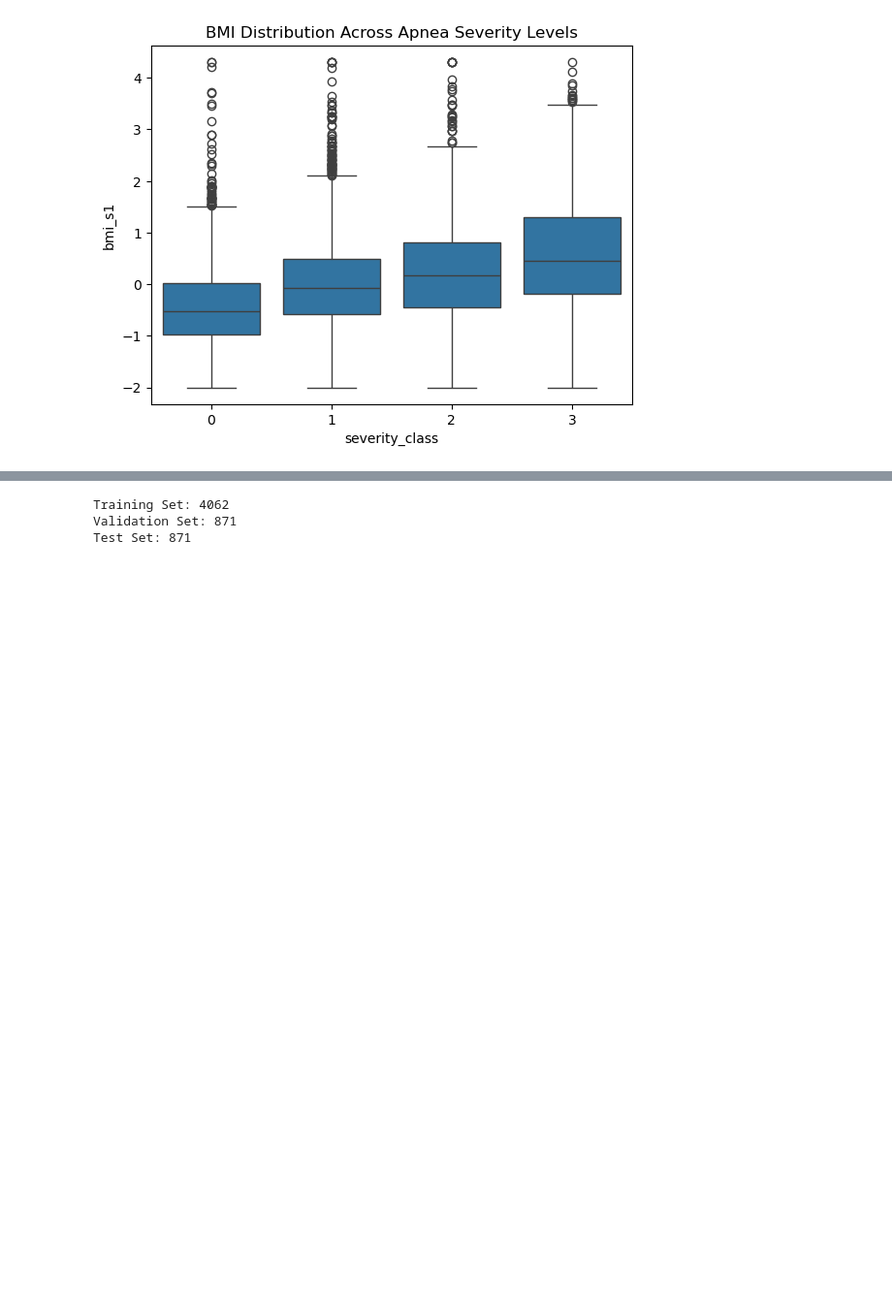
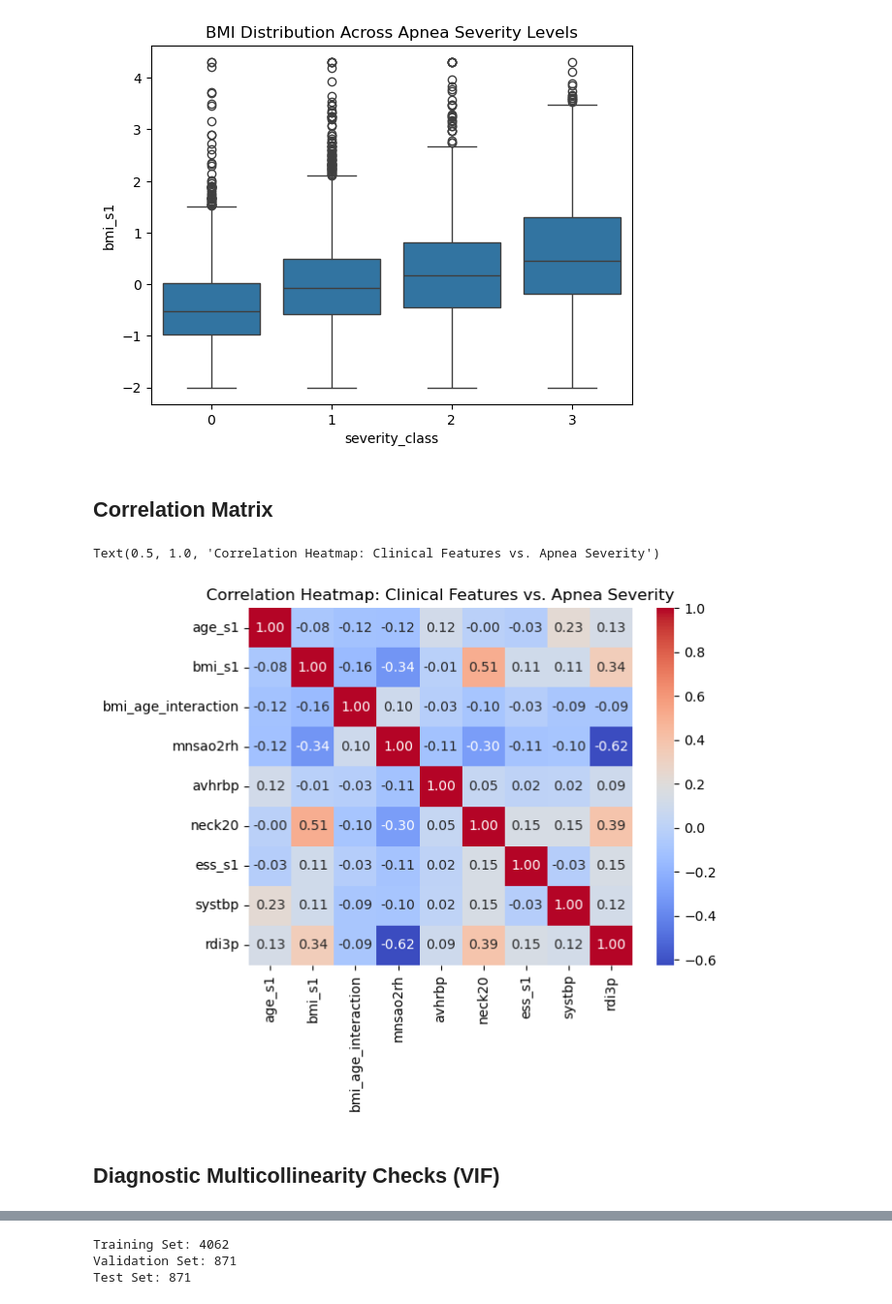
Before and after one commit to Lydia-Tembreull/SAT5114_FinalProject, a Jupyter notebook: SleepApnea.ipynb, the cells around one changed output, grey strips where cells are left out. Shown at 97% size. Drawn from its saved outputs; the diff is of its cells as text; code cells hidden in the pictures; blank space fills up the shorter version.

```diff
--- a/SleepApnea.ipynb
+++ b/SleepApnea.ipynb
@@ -154,4 +187,19 @@ plt.title('BMI Distribution Across Apnea Severity Levels')
 # %% [output]
 Text(0.5, 1.0, 'BMI Distribution Across Apnea Severity Levels')
 [figure]
+# %% [markdown]
+## Correlation Matrix
+# %%
+# Select Relevant Features
+eda_features = ['age_s1', 'bmi_s1', 'bmi_age_interaction', 'mnsao2rh', 'avhrbp', 'neck20', 'ess_s1', 'systbp', 'rdi3p']
+corr_matrix = df_encoded[eda_features].corr()
+
+# Plot Heatmap
+sns.heatmap(corr_matrix, annot = True, cmap = 'coolwarm', fmt = '.2f')
+plt.title('Correlation Heatmap: Clinical Features vs. Apnea Severity')
+# %% [output]
+Text(0.5, 1.0, 'Correlation Heatmap: Clinical Features vs. Apnea Severity')
+[figure, new version]
+# %% [markdown]
+## Diagnostic Multicollinearity Checks (VIF)
 # %%
```
Also changed, not shown: parts of 50 cells of this notebook.
